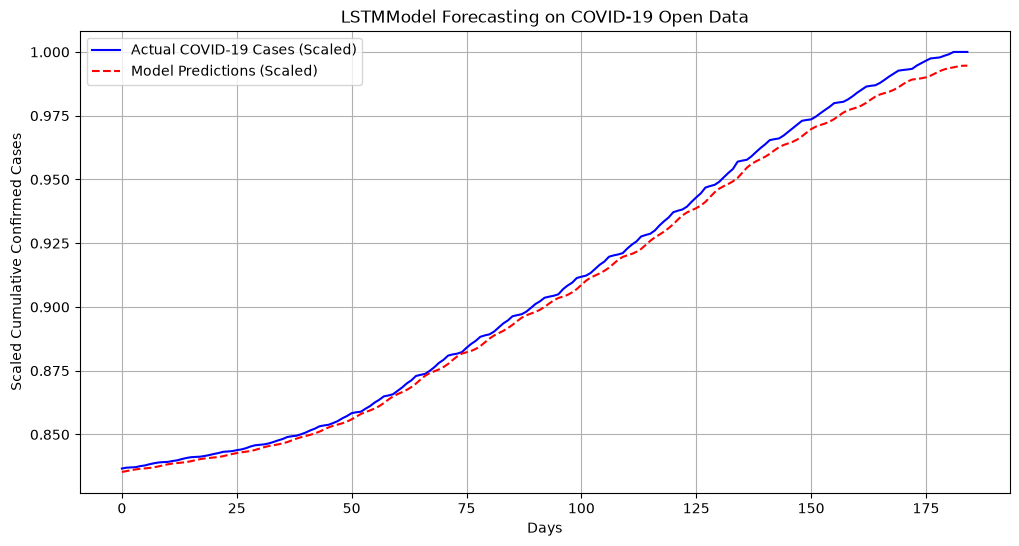
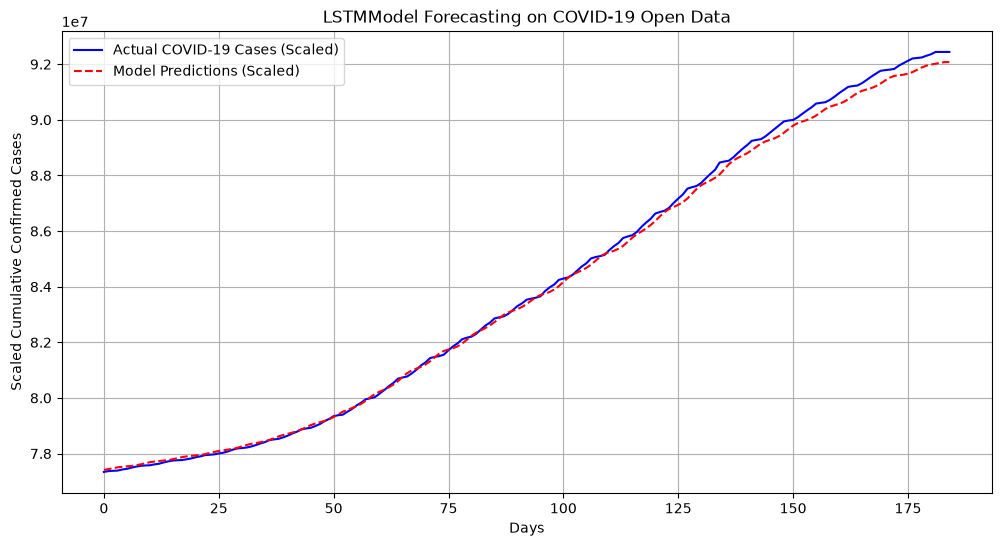
Unified diff of the notebook cell whose output changed from the first chart to the second:
--- before
+++ after
@@ -1,25 +1,3 @@
 # Plotting the validation data
 for model, trainer in model_trained:
-    model.eval()
-    
-    actuals = []
-    predictions = []
-
-    with torch.no_grad():
-        for batch_x, batch_y in val_loader:
-            batch_x = batch_x.to(trainer.device)
-            preds = model(batch_x)
-            
-            actuals.extend(batch_y.cpu().numpy().flatten())
-            predictions.extend(preds.cpu().numpy().flatten())
-            
-    # Plotting the validation data
-    plt.figure(figsize=(12, 6))
-    plt.plot(actuals, label="Actual COVID-19 Cases (Scaled)", color="blue")
-    plt.plot(predictions, label="Model Predictions (Scaled)", color="red", linestyle="--")
-    plt.title(f"{model.__class__.__name__} Forecasting on COVID-19 Open Data")
-    plt.xlabel("Days")
-    plt.ylabel("Scaled Cumulative Confirmed Cases")
-    plt.legend()
-    plt.grid(True)
-    plt.show()
+    plot_predictions(model, trainer, val_loader, scaler)

Commit: Update Notebook